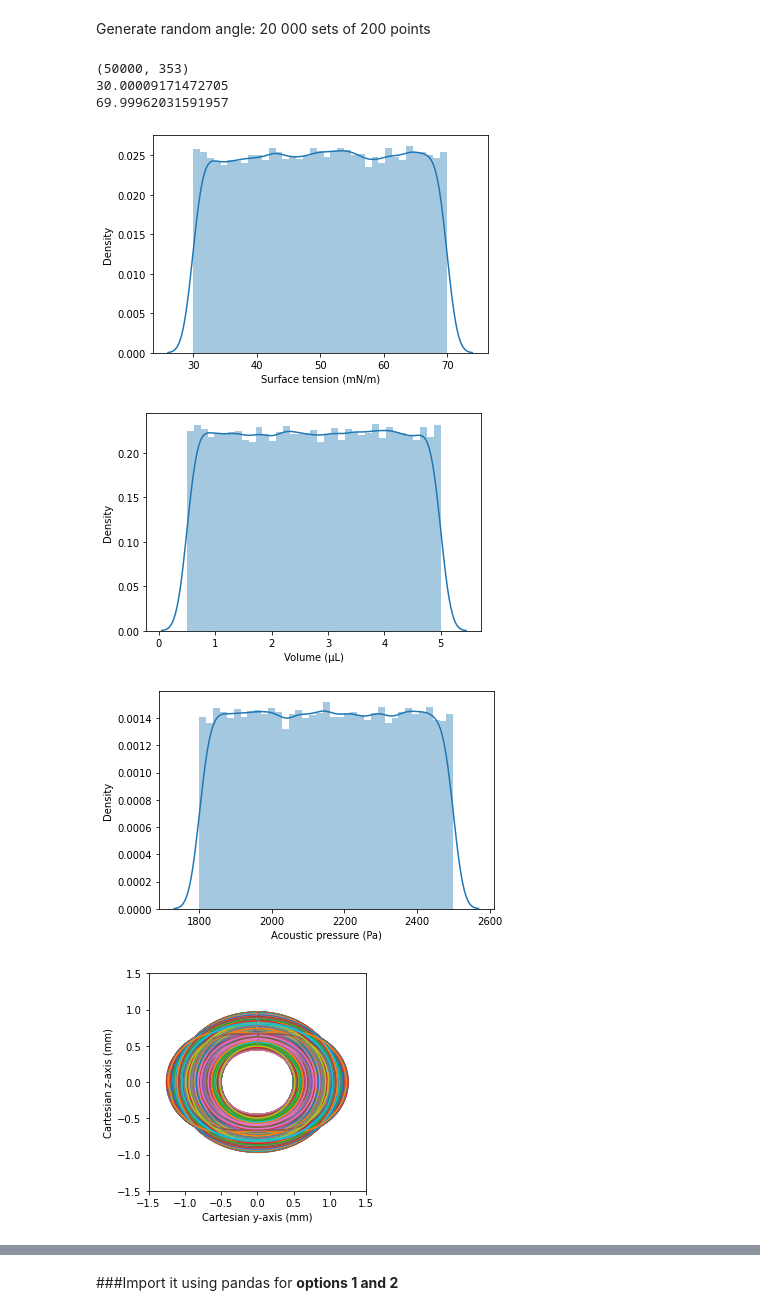
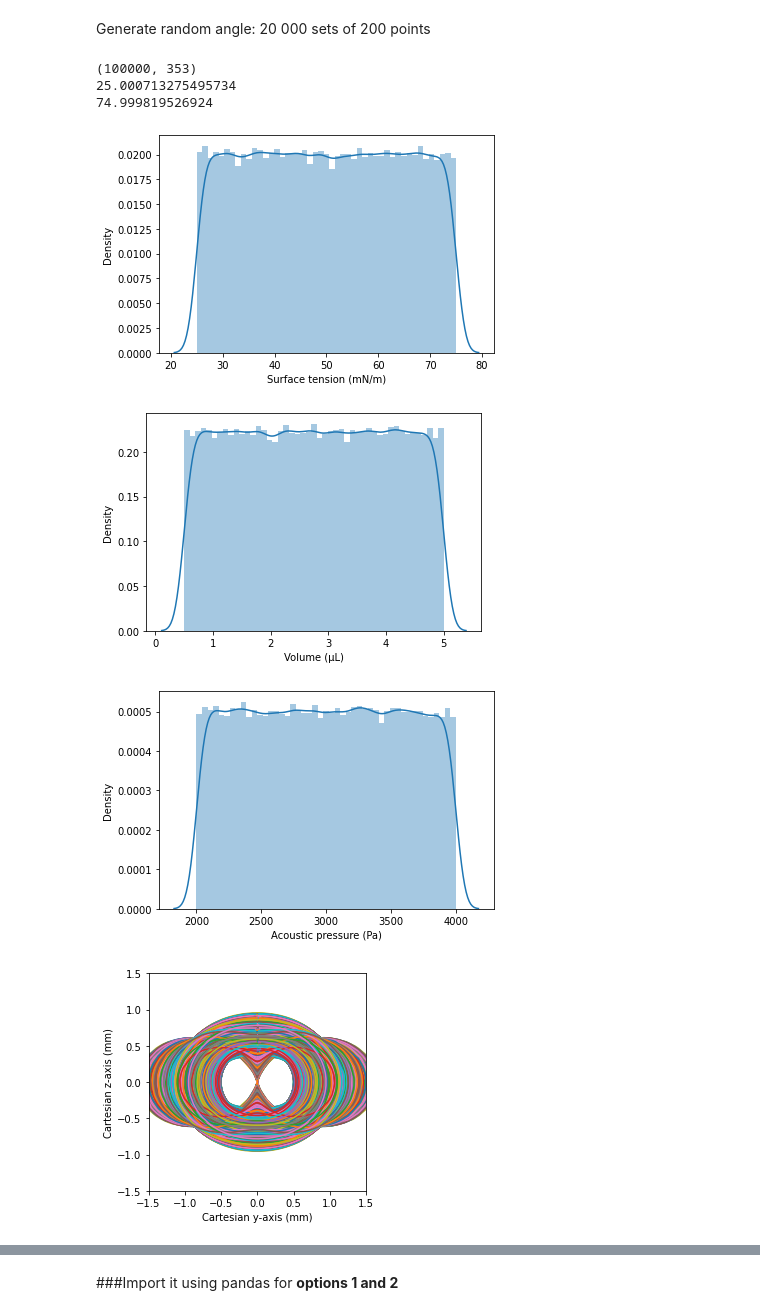
Before and after one commit to sargyri/Drop_Lev, a Jupyter notebook: Machine_learning/ST_prediction_theory.ipynb, the cells around one changed output, grey strips where cells are left out. Saved outputs shown, nothing was run; the diff lists cells and outputs as text; code cells hidden in the pictures.

```diff
--- a/Machine_learning/ST_prediction_theory.ipynb
+++ b/Machine_learning/ST_prediction_theory.ipynb
@@ -440,9 +440,9 @@ def gen_data(num_sample,sampling):
 
     #gamma=72.8 #[mN/m]
     Cg_air=1/101325 #Pa**(-1)
-    k_o=2*np.pi*40/340  #wave number in the air in [mm^-1]. frequency 40kHz (25kH=0.000040sec) and speed of sound in air v=340 m/s from paper (331.5 for 20oC online)
+    k_o=2*np.pi*40/343  #wave number in the air in [mm^-1]. frequency 40kHz (25kH=0.000040sec) and speed of sound in air v=343 m/s from paper (331.5 for 20oC online)
     #Calibration
-    Ps= np.random.random(num_sample)*(2500-1800)+1800  #[Pa]
+    Ps= np.random.random(num_sample)*(4000-2000)+2000  #[Pa]
     R_sph=calc_R_sph(vol_drop, calibration)
 
     # print("Radius in mm: ", R_sph)
@@ -455,7 +455,7 @@ def gen_data(num_sample,sampling):
     #theta=np.random.random(200)*2*np.pi
     theta=np.random.rand(num_sample, sampling)*2*np.pi
     theta.sort()
-    ST_range=np.random.random(num_sample)*(70-30)+30
+    ST_range=np.random.random(num_sample)*(75-25)+25
     # print(theta.shape)
     r_all=np.empty([0,sampling])
     # print(r_all.shape)
@@ -526,39 +526,39 @@ def gen_data(num_sample,sampling):
     for j in dataset:
       x,y=pol2cart_theta(j[sampling:sampling+sampling], j[0:sampling])
     #  print(x.shape)
     #  print(y.shape)
       plt.plot(x,y)
     plt.show()
 
 
     return dataset
 
-num_sample=50000  # number of different ST values
+num_sample=100000  # number of different ST values
 sampling=175 # number of coordiante point describing the contour
 
 
 dataset=gen_data(num_sample,sampling)
 
 
 column_names=[]
 for i in range(sampling):
   column_names.append('theta')
 for i in range(sampling):
   column_names.append('rho')
 column_names.append('vol')
 column_names.append('Ps')
 column_names.append('ST')
 
 
 raw_dataset = pd.DataFrame(dataset, columns=column_names)
 
 raw_dataset.to_csv('./dataset.csv',index=False)
 # %% [output]
-(50000, 353)
-30.00009171472705
-69.99962031591957
+(100000, 353)
+25.000713275495734
+74.999819526924
-[figure, old version]
+[figure, new version]
-[figure, old version]
+[figure, new version]
-[figure, old version]
+[figure, new version]
-[figure, old version]
+[figure, new version]
 # %%
```
Also changed, not shown: parts of 24 cells of this notebook.
